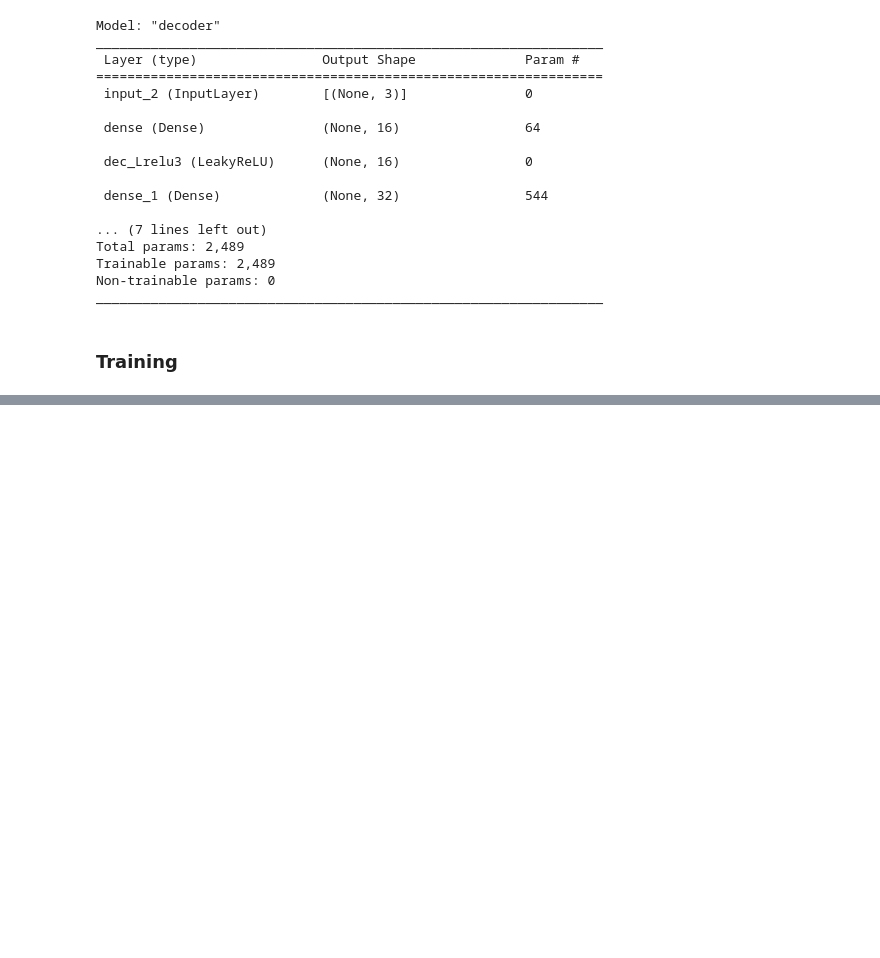
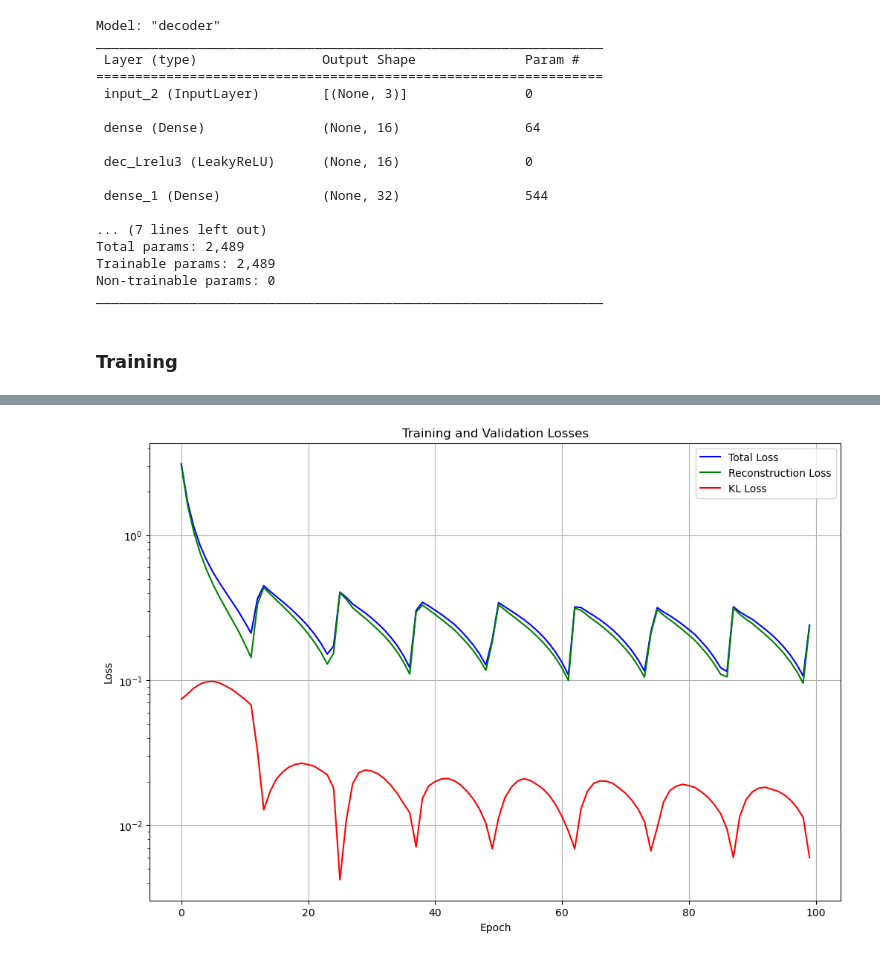
Before and after one commit to jnamador/vae_fs, a Jupyter notebook: vaes/vae0.ipynb, the cells around one changed output, grey strips where cells are left out. Drawn from its saved outputs; the diff is of its cells as text; code cells hidden in the pictures; blank space fills up the shorter version.

Commit message:
loss over epoch plot created.

```diff
--- a/vaes/vae0.ipynb
+++ b/vaes/vae0.ipynb
@@ -405,0 +409,38 @@ vae.save_weights(filepath=home_path+'attempt0/', save_format='tf')
+# %%
+import matplotlib.pyplot as plt
+
+# Assuming 'history' is the object returned by your model.fit() call
+
+# Extract the loss values
+total_loss = history.history['loss']
+reco_loss = history.history['reconstruction_loss']
+kl_loss = history.history['kl_loss']
+# val_total_loss = history.history['val_loss']
+# val_reco_loss = history.history['val_reco_loss']
+# val_kl_loss = history.history['val_kl_loss']
+
+# Create a new figure
+plt.figure(figsize=(12, 8))
+
+# Plot training losses
+plt.plot(total_loss, label='Total Loss', color='blue')
+plt.plot(reco_loss, label='Reconstruction Loss', color='green')
+plt.plot(kl_loss, label='KL Loss', color='red')
+
+# Plot validation losses
+# plt.plot(val_total_loss, label='Val Total Loss', color='blue', linestyle='--')
+# plt.plot(val_reco_loss, label='Val Reconstruction Loss', color='green', linestyle='--')
+# plt.plot(val_kl_loss, label='Val KL Loss', color='red', linestyle='--')
+
+# Customize the plot
+plt.title('Training and Validation Losses')
+plt.xlabel('Epoch')
+plt.ylabel('Loss')
+plt.yscale("log")
+plt.legend()
+plt.grid(True)
+
+# Show the plot
+plt.show()
+# %% [output]
+[figure, added]
```
Also changed, not shown: parts of 2 cells of this notebook.
